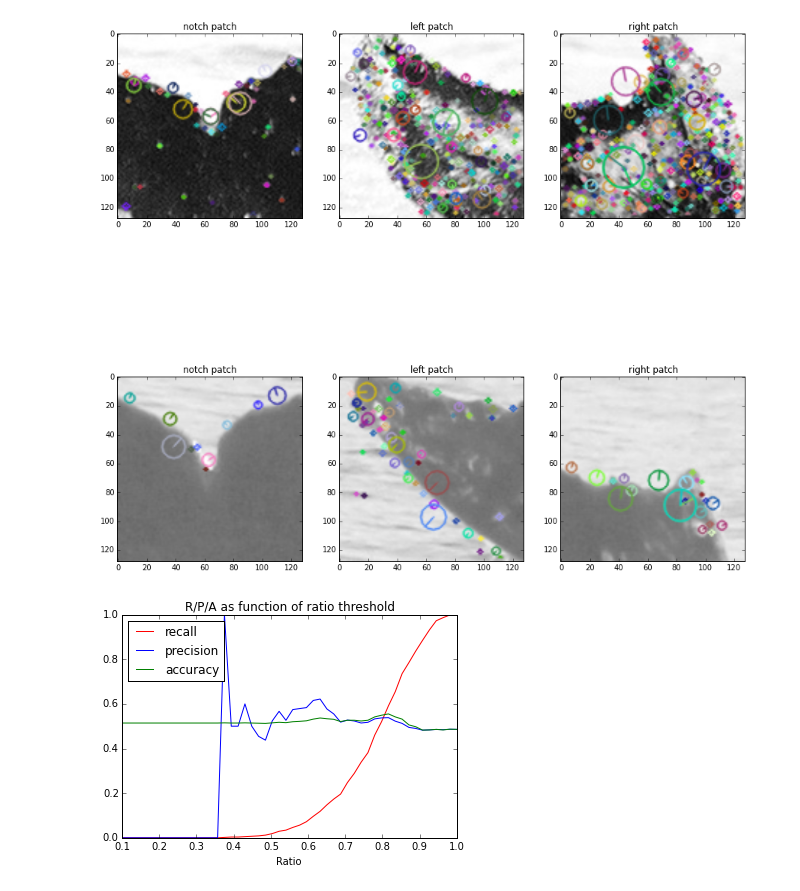
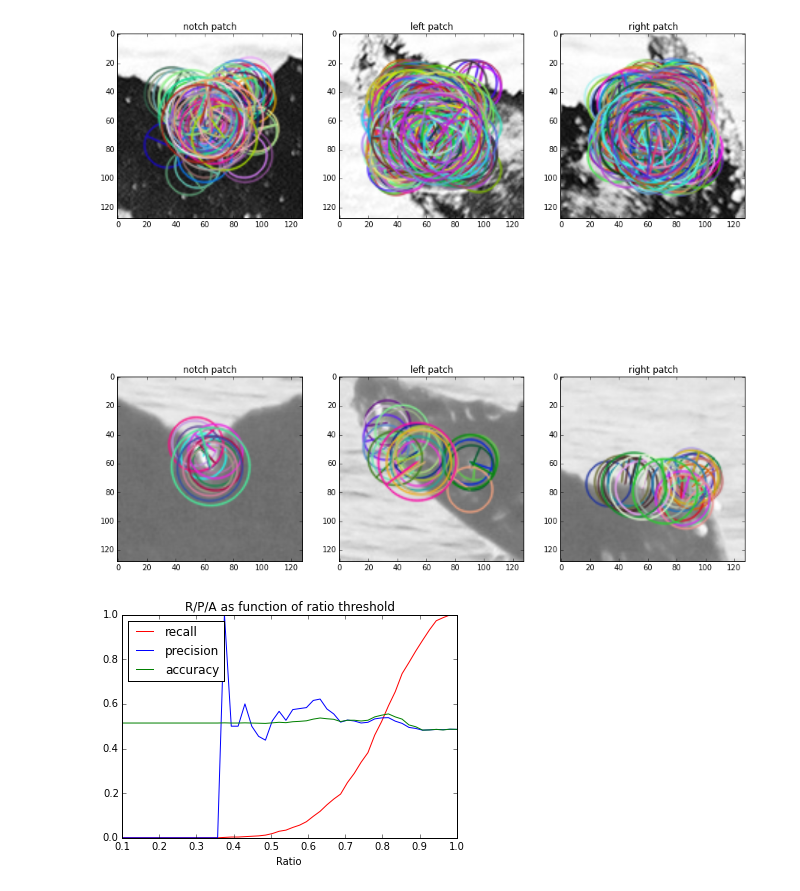
Before and after one commit to zmjjmz/thesiswork, a Jupyter notebook: notch_tips_baseline/Patch Classifier.ipynb, the cells around one changed output. Drawn from its saved outputs; the diff is of its cells as text; code cells hidden in the pictures.

```diff
--- a/notch_tips_baseline/Patch Classifier.ipynb
+++ b/notch_tips_baseline/Patch Classifier.ipynb
@@ -19,30 +19,30 @@ def load_dataset(_dir):
 # %%
 import copy
 import matplotlib.pyplot as plt
 %matplotlib inline
 
 def view_combination(combo):
     f, axarr = plt.subplots(2,3,figsize=(15,15))
     for i in range(2):
         for label_ind, label in enumerate(['notch','left','right']):
             axarr[i][label_ind].set_title("%s patch" % label)
             axarr[i][label_ind].imshow(combo[i][label])
 
 def orb_and_show(combo):
     orber = cv2.ORB()
     sift_drawn_combo = []
     for patchset in combo:
         drawn_on = {}
         for patch in patchset:
             kp = orber.detect(patchset[patch],None)
             drawable = cv2.cvtColor(copy.copy(patchset[patch]),cv2.COLOR_BGR2GRAY)
             drawn_on[patch] = cv2.drawKeypoints(drawable, kp, flags=cv2.DRAW_MATCHES_FLAGS_DRAW_RICH_KEYPOINTS)
         sift_drawn_combo.append(drawn_on)
     view_combination(sift_drawn_combo)
 #view_combination(random.choice(matching_combinations))
-sift_and_show(train_patches[0])
+orb_and_show(train_patches[0])
 # %% [output]
-[figure, old version]
+[figure, new version]
 # %%
 # let's try brute force matching as outlined here: http://opencv-python-tutroals.readthedocs.org/en/latest/py_tutorials/py_feature2d/py_matcher/py_matcher.html
 from itertools import product
```
Also changed, not shown: parts of 4 cells of this notebook, 3 other files.
